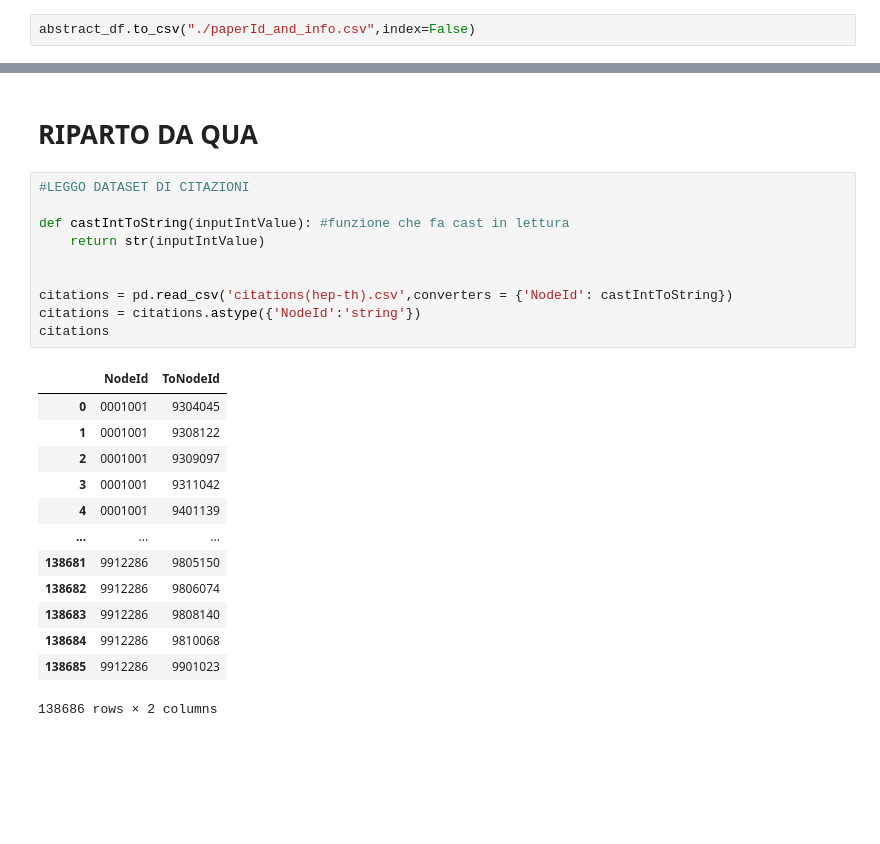
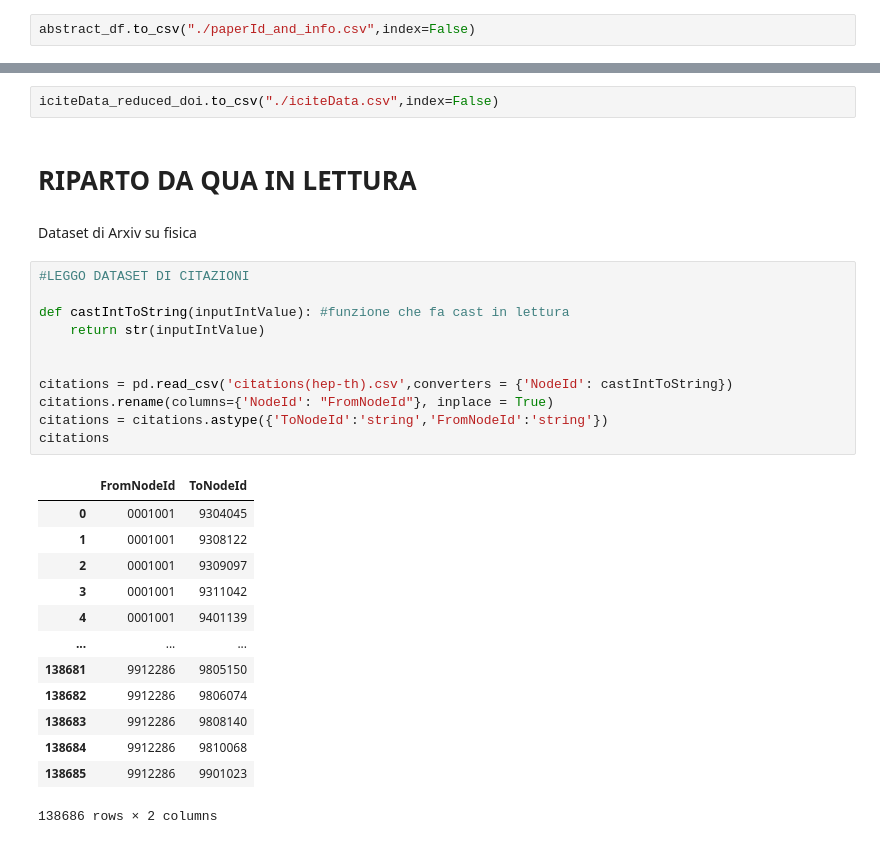
Before and after one commit to matteo-Donofrio-unipi/Master_Degree_Thesis, a Jupyter notebook: cit-abstract-scraper.ipynb, the cells around one changed output, grey strips where cells are left out. Cells and saved outputs as stored; diff of their text form; blank space fills up the shorter version.

```diff
--- a/cit-abstract-scraper.ipynb
+++ b/cit-abstract-scraper.ipynb
@@ -302,17 +150,22 @@ abstract_df.to_csv("./paperId_and_info.csv",index=False)
+# %%
+iciteData_reduced_doi.to_csv("./iciteData.csv",index=False)
 # %% [markdown]
-# RIPARTO DA QUA
+# RIPARTO DA QUA IN LETTURA
+# %% [markdown]
+Dataset di Arxiv su fisica
 # %%
 #LEGGO DATASET DI CITAZIONI
 
 def castIntToString(inputIntValue): #funzione che fa cast in lettura
     return str(inputIntValue)
 
 
 citations = pd.read_csv('citations(hep-th).csv',converters = {'NodeId': castIntToString})
-citations = citations.astype({'NodeId':'string'})
+citations.rename(columns={'NodeId': "FromNodeId"}, inplace = True)
+citations = citations.astype({'ToNodeId':'string','FromNodeId':'string'})
 citations
 # %% [output]
-|  | NodeId | ToNodeId |
+|  | FromNodeId | ToNodeId |
 | 0 | 0001001 | 9304045 |
 | 1 | 0001001 | 9308122 |
 | 2 | 0001001 | 9309097 |
```
Also changed, not shown: parts of 22 cells of this notebook.
